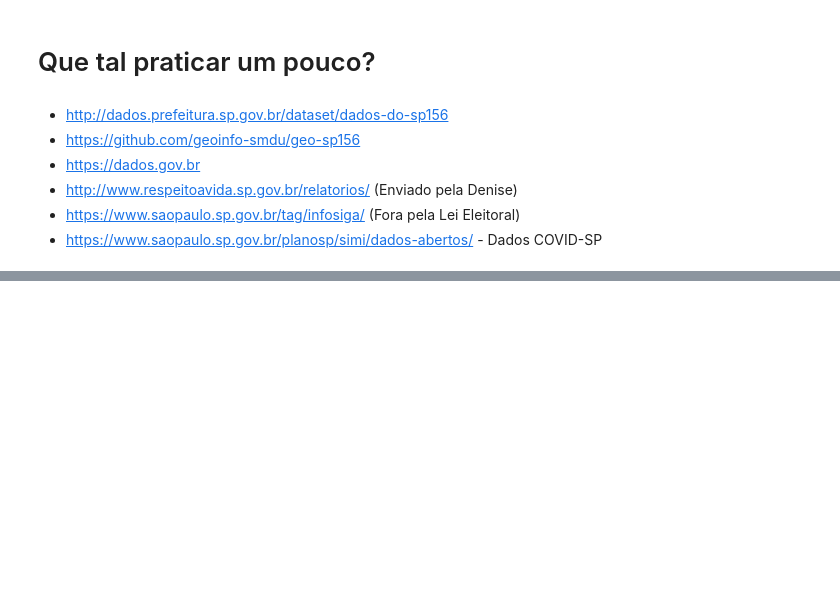
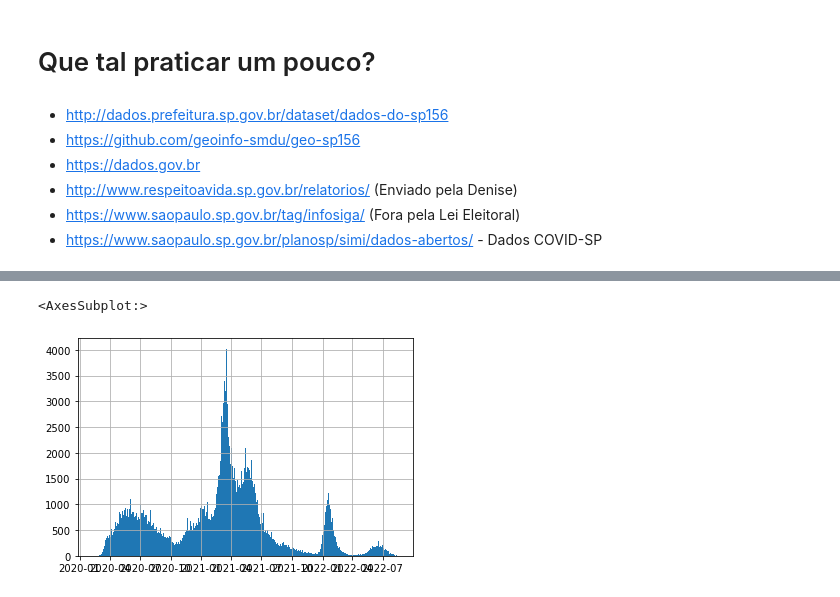
Before and after one commit to AndaSampa/big-open-urban-data, a Jupyter notebook: aula1.ipynb, the cells around one changed output, grey strips where cells are left out. Cells and saved outputs as stored; diff of their text form; code cells hidden in the pictures; blank space fills up the shorter version.

```diff
--- a/aula1.ipynb
+++ b/aula1.ipynb
@@ -132,0 +188,7 @@ df_covid
+# %%
+df_covid.loc[:, 'data'] = pd.to_datetime(df_covid['Data Inicio Sintomas'], errors='ignore', infer_datetime_format=True)
+# %%
+df_covid.loc[df_covid['Obito'] == 1, 'data'].hist(bins=300)
+# %% [output]
+<AxesSubplot:>
+[figure, added]
```
Also changed, not shown: parts of 11 cells of this notebook, 3 other files.
